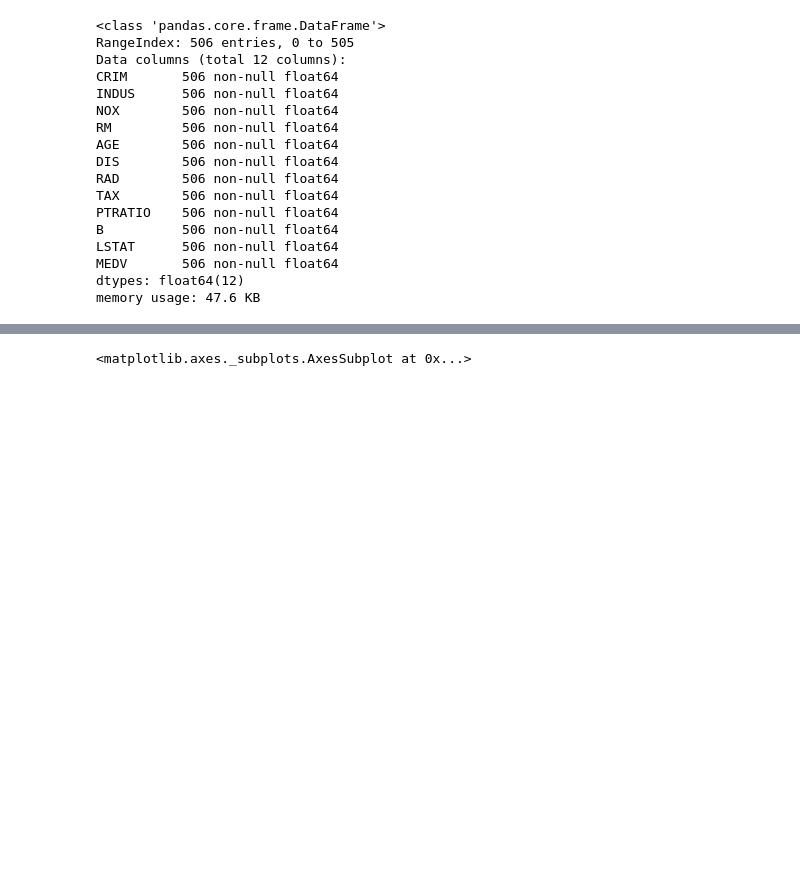
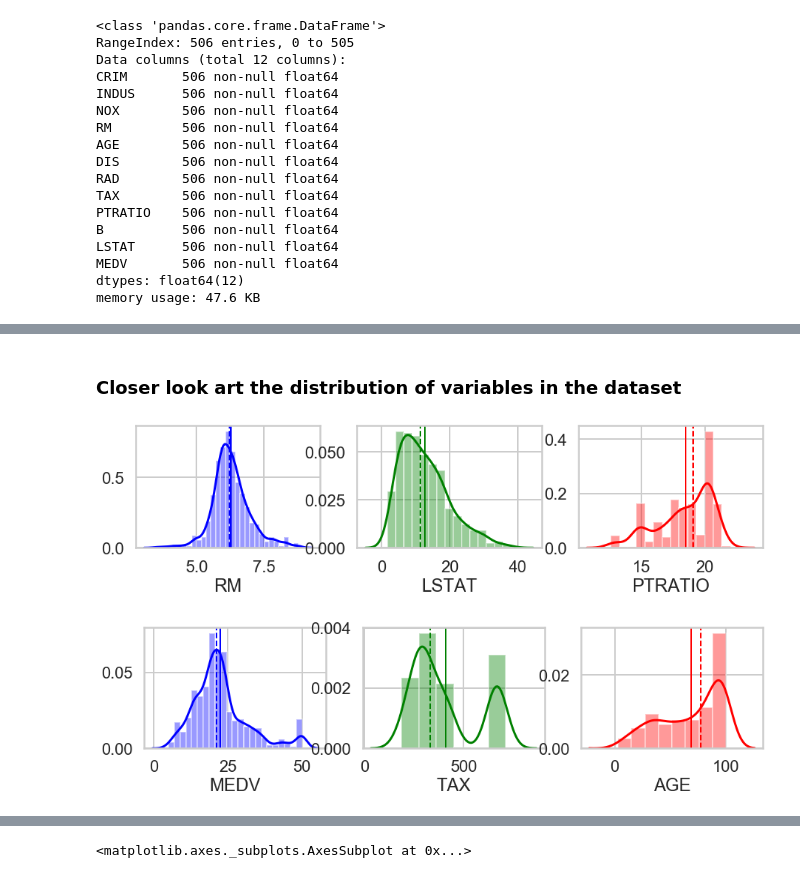
Before and after one commit to Roisin-Fallon/Machine-Learning-and-Statistics-Assessment-2019, a Jupyter notebook: Project.ipynb, the cells around one changed output, grey strips where cells are left out. Cells and saved outputs as stored; diff of their text form; code cells hidden in the pictures; blank space fills up the shorter version.

```diff
--- a/Project.ipynb
+++ b/Project.ipynb
@@ -443,0 +518,34 @@ memory usage: 47.6 KB
+# %% [markdown]
+### Closer look art the distribution of variables in the dataset
+# %%
+# Allows for a closer look at some of the variables
+
+
+clr = ['blue', 'green', 'red']
+
+fig, axs = plt.subplots(ncols=4,figsize=(15,3))
+
+plt.figure(1)
+
+for i, var in enumerate(['RM', 'LSTAT', 'PTRATIO']):
+    plt.subplot(131 + i)
+    sns.distplot(df[var],  color = clr[i])
+    plt.axvline(df[var].mean(), color=clr[i], linestyle='solid', linewidth=2)
+    plt.axvline(df[var].median(), color=clr[i], linestyle='dashed', linewidth=2)
+plt.show()
+
+clr = ['blue', 'green', 'red']
+
+fig, axs = plt.subplots(ncols=4,figsize=(15,3))
+
+plt.figure(1)
+
+for i, var in enumerate(['MEDV', 'TAX', 'AGE']):
+    plt.subplot(131 + i)
+    sns.distplot(df[var],  color = clr[i])
+    plt.axvline(df[var].mean(), color=clr[i], linestyle='solid', linewidth=2)
+    plt.axvline(df[var].median(), color=clr[i], linestyle='dashed', linewidth=2)
+plt.show()
+# %% [output]
+[figure, added]
+[figure, added]
```
Also changed, not shown: parts of 121 cells of this notebook, 2 other files.
